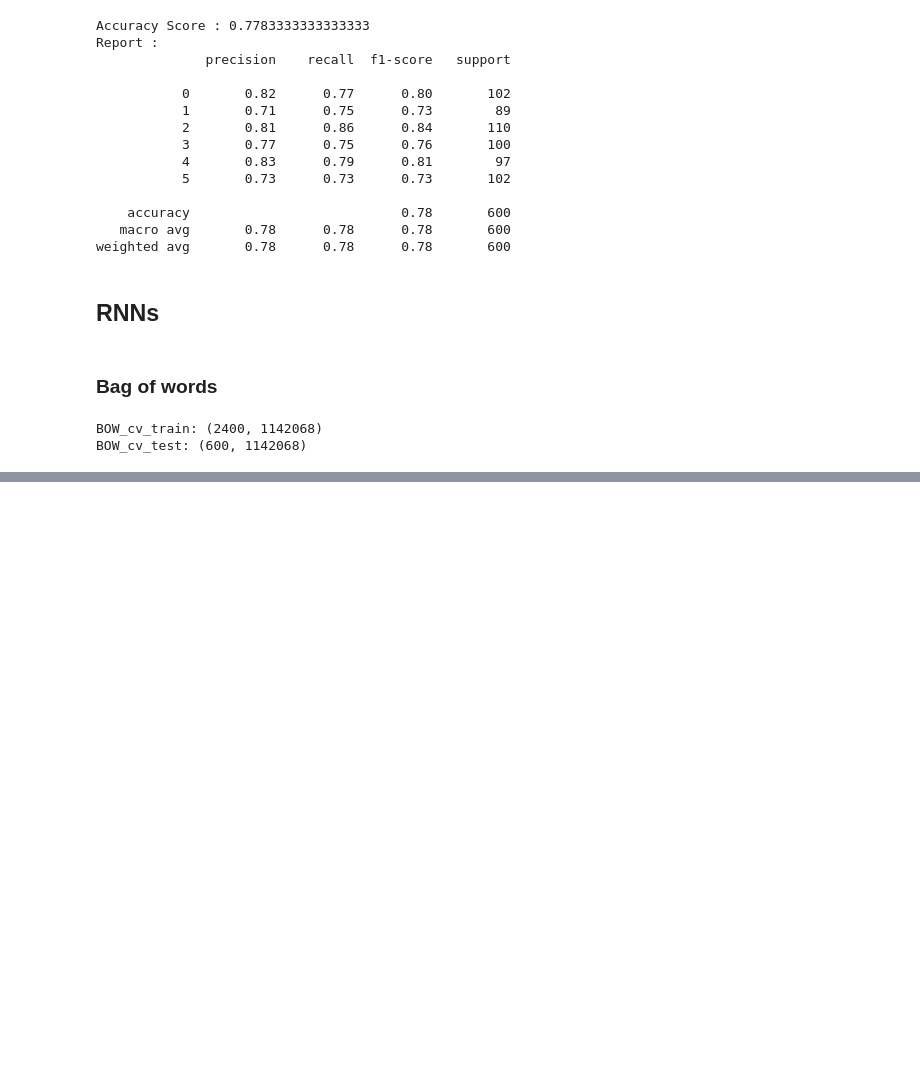
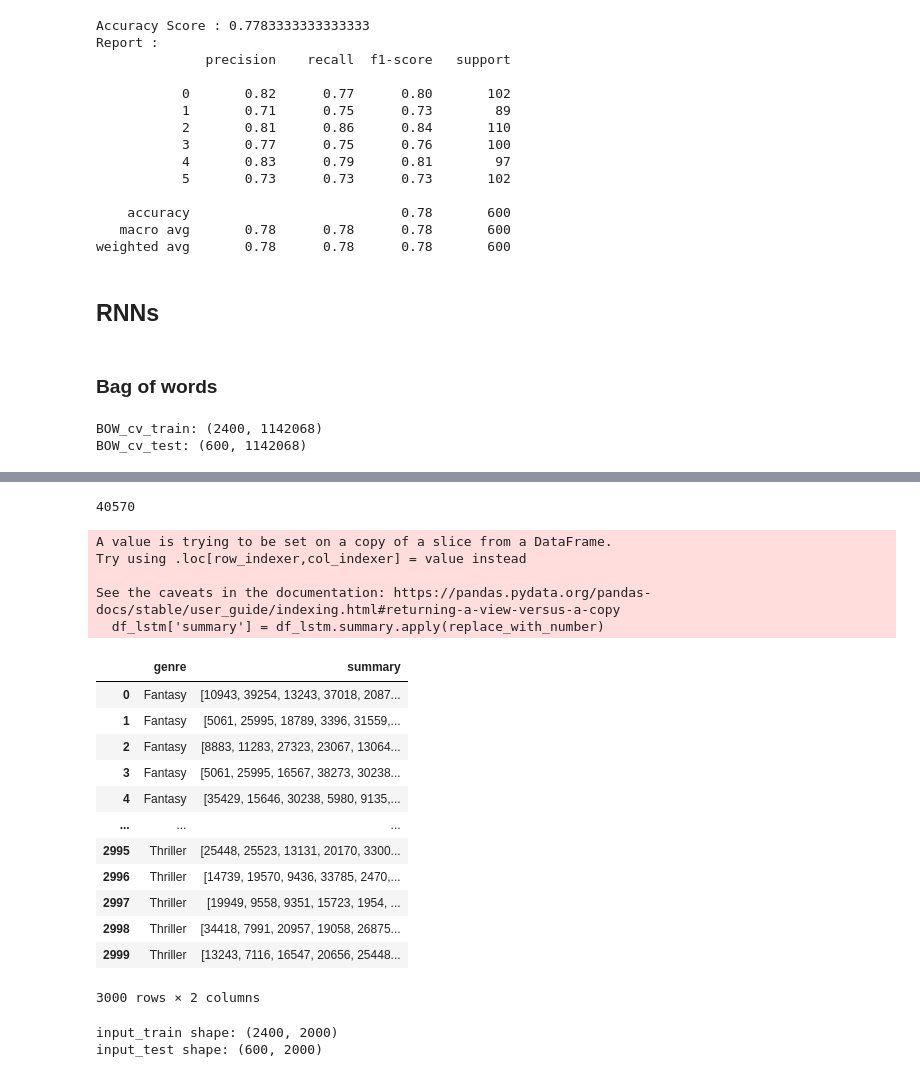
Before and after one commit to Lawrence4U/BookGenreDetector, a Jupyter notebook: src/bookGenreDetector.ipynb, the cells around one changed output, grey strips where cells are left out. Cells and saved outputs as stored; diff of their text form; code cells hidden in the pictures; blank space fills up the shorter version.

```diff
--- a/src/bookGenreDetector.ipynb
+++ b/src/bookGenreDetector.ipynb
@@ -454,0 +444,6 @@ BOW_cv_test: (600, 1142068)
+# %%
+le2 = LabelEncoder()
+all_words = ' '.join(df_lstm.summary).split(' ')
+le2.fit_transform(all_words)
+
+dict(zip(le2.classes_, le2.transform(le2.classes_)))
@@ -454,0 +468,31 @@ BOW_cv_test: (600, 1142068)
+# %%
+features = len(le2.classes_)
+features
+# %% [output]
+40570
+# %%
+def replace_with_number(summary):
+    words = summary.split()
+    return le2.transform(words)
+
+df_lstm['summary'] = df_lstm.summary.apply(replace_with_number)
+df_lstm
+# %% [output]
+A value is trying to be set on a copy of a slice from a DataFrame.
+Try using .loc[row_indexer,col_indexer] = value instead
+
+See the caveats in the documentation: https://pandas.pydata.org/pandas-docs/stable/user_guide/indexing.html#returning-a-view-versus-a-copy
+  df_lstm['summary'] = df_lstm.summary.apply(replace_with_number)
+|  | genre | summary |
+| 0 | Fantasy | [10943, 39254, 13243, 37018, 2087... |
+| 1 | Fantasy | [5061, 25995, 18789, 3396, 31559,... |
+| 2 | Fantasy | [8883, 11283, 27323, 23067, 13064... |
+| 3 | Fantasy | [5061, 25995, 16567, 38273, 30238... |
+| 4 | Fantasy | [35429, 15646, 30238, 5980, 9135,... |
+| ... | ... | ... |
+| 2995 | Thriller | [25448, 25523, 13131, 20170, 3300... |
+| 2996 | Thriller | [14739, 19570, 9436, 33785, 2470,... |
+| 2997 | Thriller | [19949, 9558, 9351, 15723, 1954, ... |
+| 2998 | Thriller | [34418, 7991, 20957, 19058, 26875... |
+| 2999 | Thriller | [13243, 7116, 16547, 20656, 25448... |
+3000 rows × 2 columns
@@ -454,0 +501,8 @@ BOW_cv_test: (600, 1142068)
+# %%
+X_train = sequence.pad_sequences(X_train, maxlen=2000)
+X_test = sequence.pad_sequences(X_test, maxlen=2000)
+print('input_train shape:', X_train.shape)
+print('input_test shape:', X_test.shape)
+# %% [output]
+input_train shape: (2400, 2000)
+input_test shape: (600, 2000)
```
Also changed, not shown: parts of 16 cells of this notebook, 1 other file.
